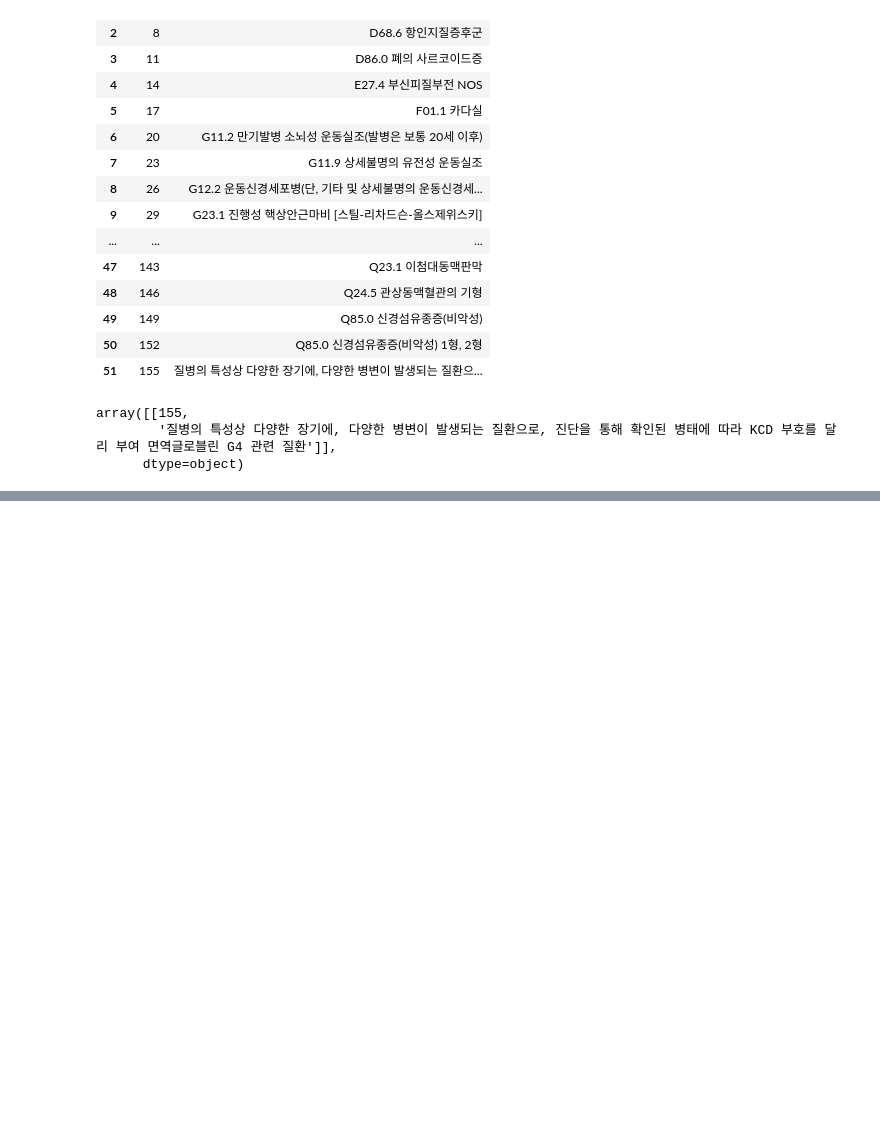
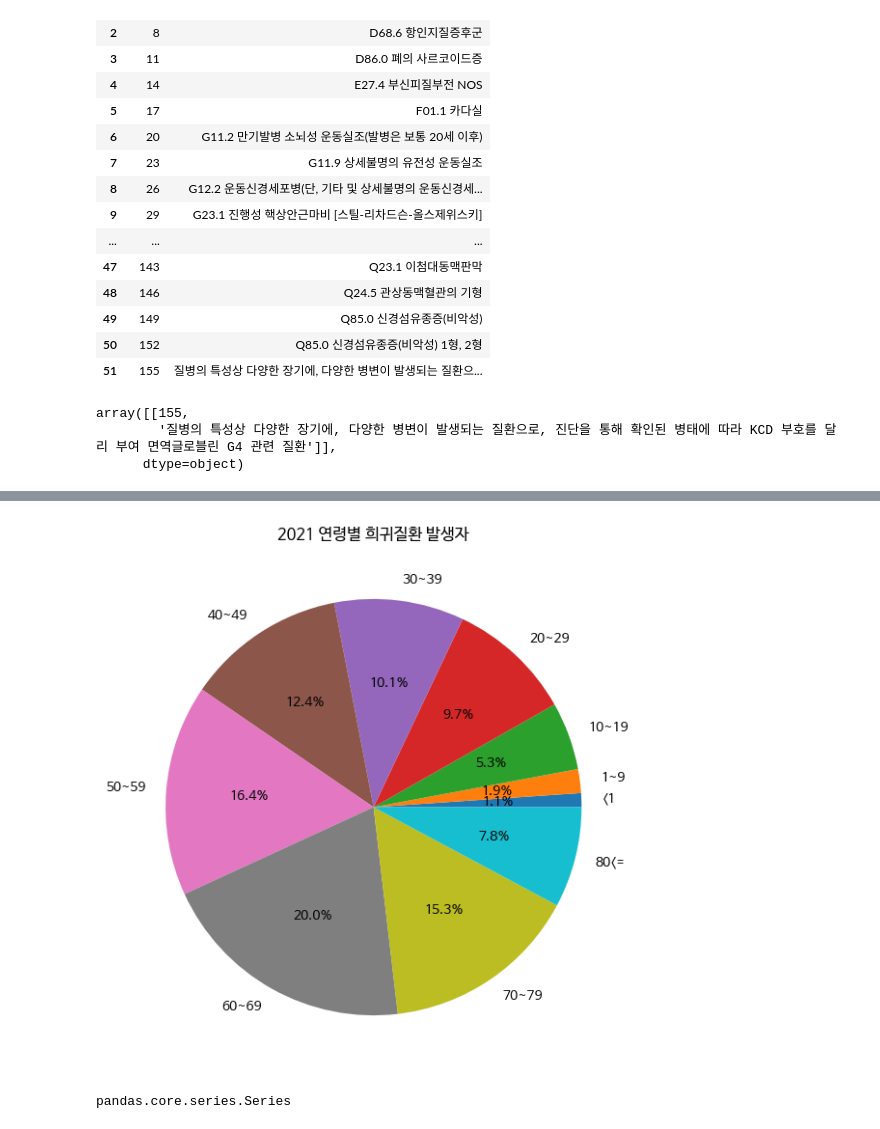
Before and after one commit to kdj0712/rare_field_fastapis, a Jupyter notebook: data/data_analysis/persona2/ipynb/DDA/persona2_DDA_yugyeong_accrual_death.ipynb, the cells around one changed output, grey strips where cells are left out. Saved outputs shown, nothing was run; the diff lists cells and outputs as text; code cells hidden in the pictures; blank space fills up the shorter version.

```diff
--- a/data/data_analysis/persona2/ipynb/DDA/persona2_DDA_yugyeong_accrual_death.ipynb
+++ b/data/data_analysis/persona2/ipynb/DDA/persona2_DDA_yugyeong_accrual_death.ipynb
@@ -149,0 +159,3 @@ array([[155,
+# %%
+total_age01 = df_gender_age_accrual.loc[0][2:]
+total_age01
@@ -149,0 +176,3 @@ array([[155,
+# %%
+total_age02 = df_gender_age_accrual.loc[1][2:]
+total_age02
@@ -149,0 +193,5 @@ array([[155,
+# %%
+# 하나의 dataframe으로 만들어주기
+df_total_age = pd.concat([total_age01, total_age02], axis=1)
+df_total_age.columns = ['연령', '발생자수']
+df_total_age
@@ -149,0 +212,3 @@ array([[155,
+# %%
+df_total_age_cut= df_total_age[1:-1]
+df_total_age_cut
@@ -149,0 +227,12 @@ array([[155,
+# %%
+# 파이차트 그리기
+plt.figure(figsize=(7, 7))
+plt.pie(df_total_age_cut['발생자수'], labels=df_total_age_cut['연령'], autopct='%1.1f%%')
+plt.title('2021 연령별 희귀질환 발생자')
+plt.show()
+# %% [output]
+[figure, added]
+# %%
+type(df_total_age_cut['발생자수'])
+# %% [output]
+pandas.core.series.Series
```
Also changed, not shown: parts of 9 cells of this notebook, 1 other file.
